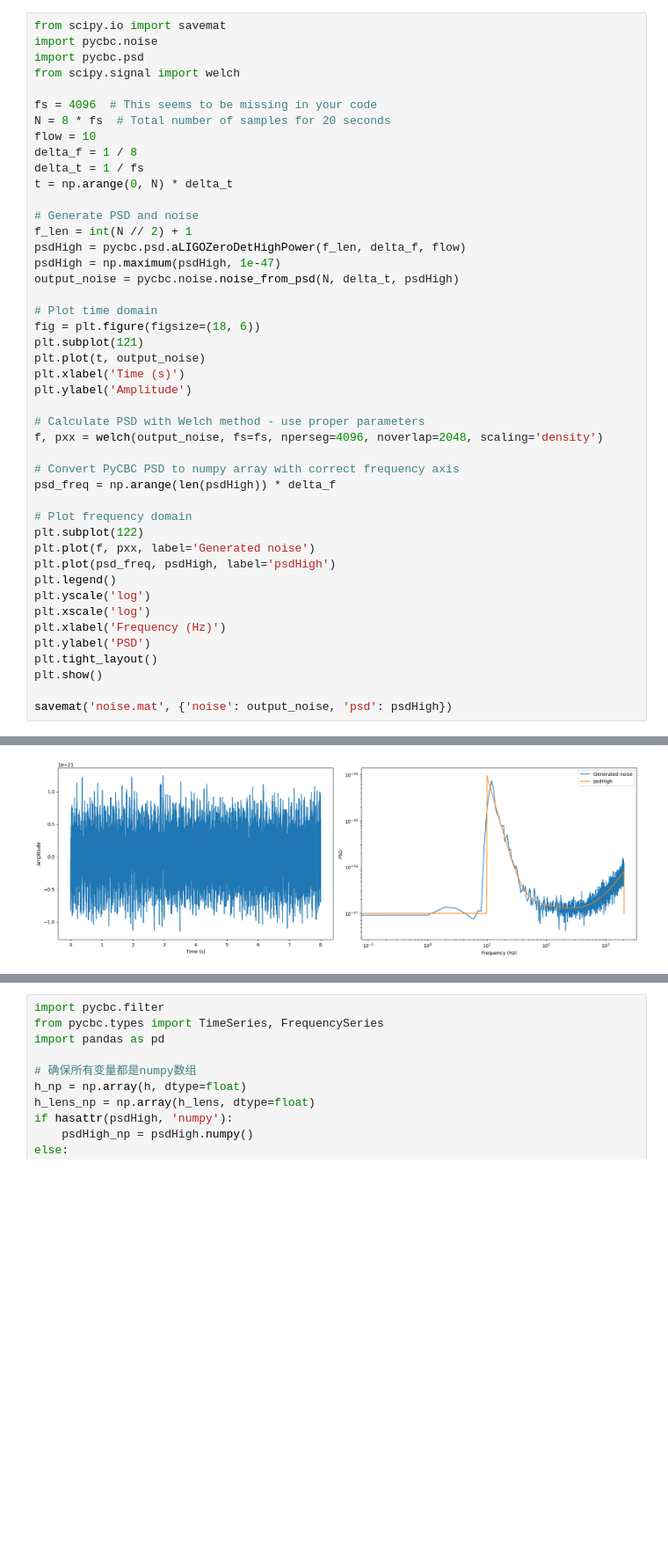
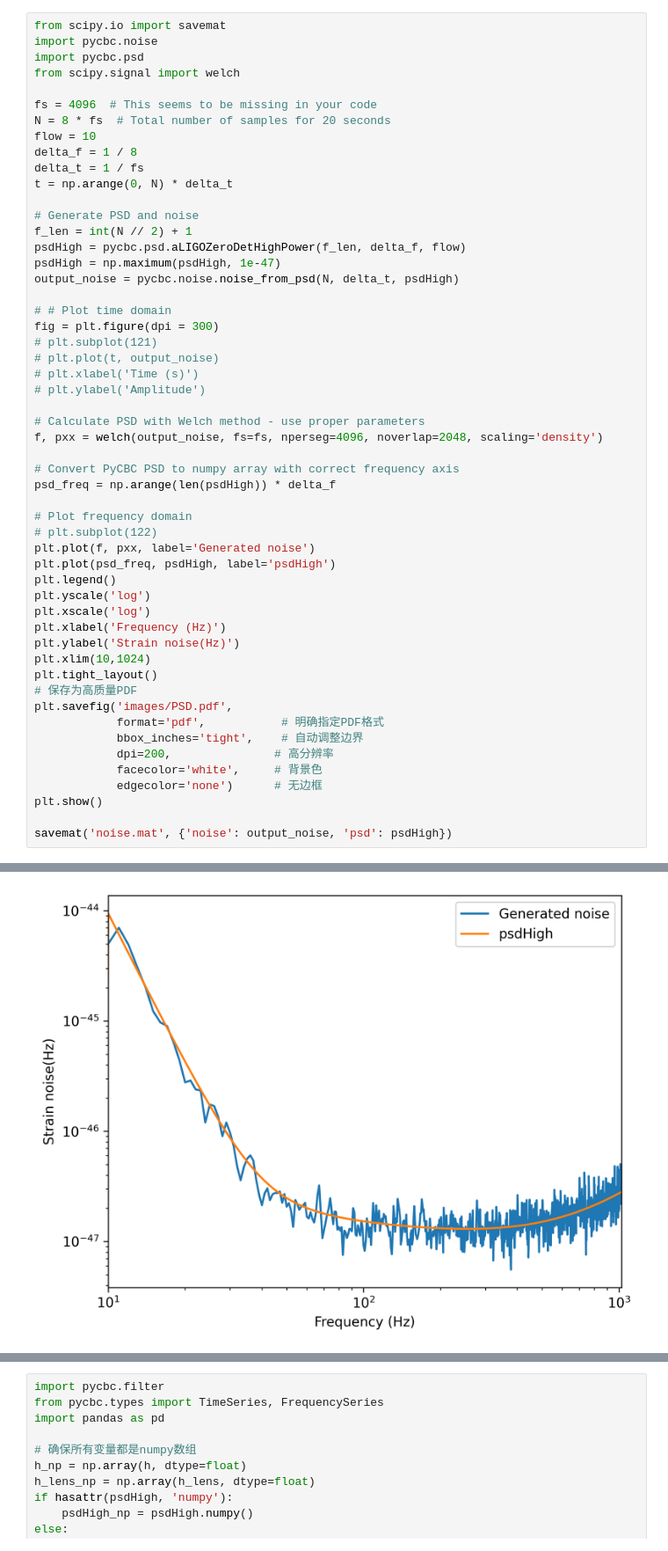
Before and after one commit to WeiQYU/PSO_change, a Jupyter notebook: Main/generate_data/data.ipynb, the cells around one changed output, grey strips where cells are left out. Shown at 88% size. Drawn from its saved outputs; the diff is of its cells as text; blank space fills up the shorter version.

```diff
--- a/Main/generate_data/data.ipynb
+++ b/Main/generate_data/data.ipynb
@@ -161,12 +173,12 @@ psdHigh = pycbc.psd.aLIGOZeroDetHighPower(f_len, delta_f, flow)
 psdHigh = np.maximum(psdHigh, 1e-47)
 output_noise = pycbc.noise.noise_from_psd(N, delta_t, psdHigh)
 
-# Plot time domain
-fig = plt.figure(figsize=(18, 6))
-plt.subplot(121)
-plt.plot(t, output_noise)
-plt.xlabel('Time (s)')
-plt.ylabel('Amplitude')
+# # Plot time domain
+fig = plt.figure(dpi = 300)
+# plt.subplot(121)
+# plt.plot(t, output_noise)
+# plt.xlabel('Time (s)')
+# plt.ylabel('Amplitude')
 
 # Calculate PSD with Welch method - use proper parameters
 f, pxx = welch(output_noise, fs=fs, nperseg=4096, noverlap=2048, scaling='density')
@@ -175,15 +187,23 @@ f, pxx = welch(output_noise, fs=fs, nperseg=4096, noverlap=2048, scaling='densit
 psd_freq = np.arange(len(psdHigh)) * delta_f
 
 # Plot frequency domain
-plt.subplot(122)
+# plt.subplot(122)
 plt.plot(f, pxx, label='Generated noise')
 plt.plot(psd_freq, psdHigh, label='psdHigh')
 plt.legend()
 plt.yscale('log')
 plt.xscale('log')
 plt.xlabel('Frequency (Hz)')
-plt.ylabel('PSD')
+plt.ylabel('Strain noise(Hz)')
+plt.xlim(10,1024)
 plt.tight_layout()
+# 保存为高质量PDF
+plt.savefig('images/PSD.pdf',
+            format='pdf',           # 明确指定PDF格式
+            bbox_inches='tight',    # 自动调整边界
+            dpi=200,               # 高分辨率
+            facecolor='white',     # 背景色
+            edgecolor='none')      # 无边框
 plt.show()
 
 savemat('noise.mat', {'noise': output_noise, 'psd': psdHigh})
@@ -208,4 +211,4 @@ import lal
-[figure, old version]
+[figure, new version]
 # %%
 data = h + output_noise
 data_lens = h_lens + output_noise
```
Also changed, not shown: parts of 8 cells of this notebook, 14 other files.
